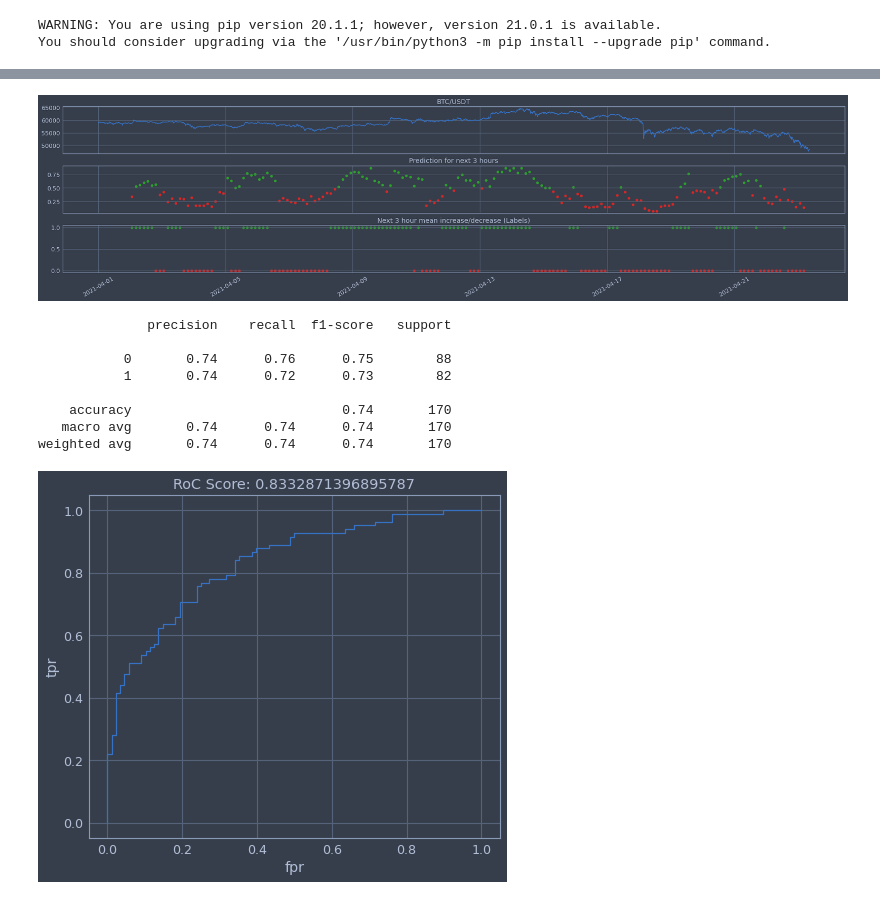
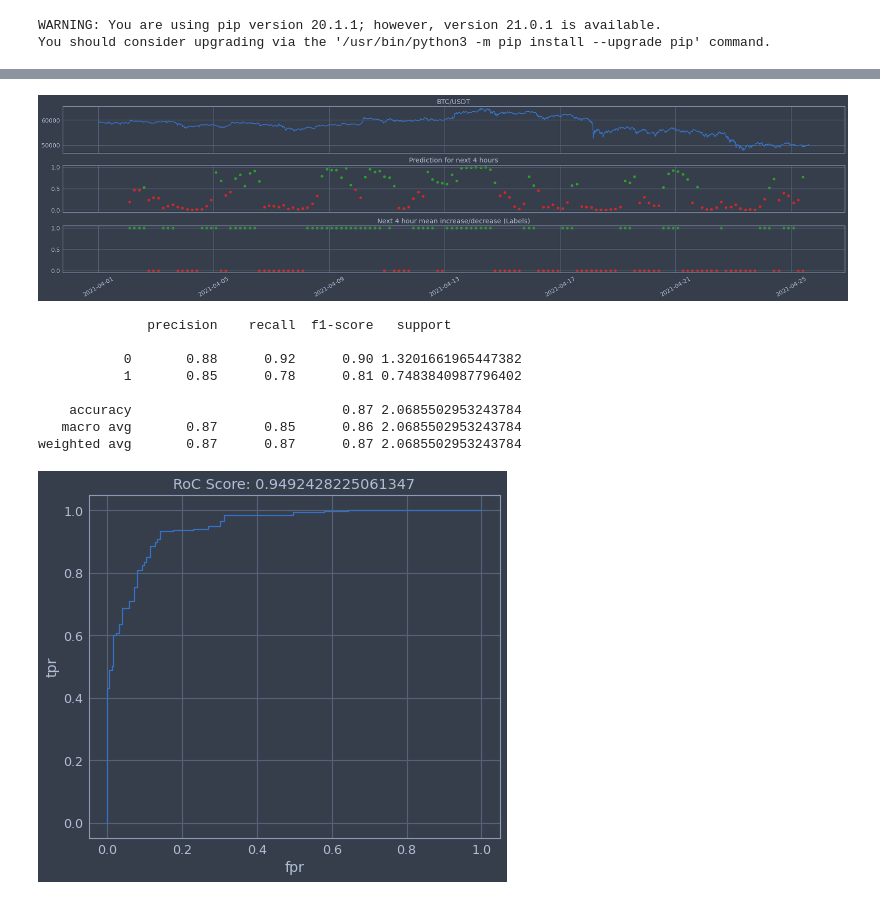
Before and after one commit to PathofData/crypto_models, a Jupyter notebook: low_level_testing.ipynb, the cells around one changed output, grey strips where cells are left out. Drawn from its saved outputs; the diff is of its cells as text; code cells hidden in the pictures.

```diff
--- a/low_level_testing.ipynb
+++ b/low_level_testing.ipynb
@@ -121,7 +62,7 @@ Data shape: (128, 2633), labels shape: (128,), feature names: 2633
 # %%
 warnings.filterwarnings("default")
-FEATURES_PATH = 'saved_models/feature_list_v3.joblib'
-MODEL_PATH = 'saved_models/classification_model_BTC_v3.joblib'
+FEATURES_PATH = 'saved_models/feature_list_v9.joblib'
+MODEL_PATH = 'saved_models/classification_model_BTC_v9.joblib'
 
 feature_list = load(FEATURES_PATH)
 model = load(MODEL_PATH)
@@ -138,10 +93,10 @@ def avg_datetime(series):
     return dt_min + functools.reduce(operator.add, deltas) / len(deltas)
 
 preprocessor = Preprocess(fs=1, seg_window=12*24)
-_, dates = preprocessor.partition_time_series(signal=pd.DataFrame(data.index),
+_, dates, _ = preprocessor.partition_time_series(signal=pd.DataFrame(data.index),
                                            window_length=12*24,
-                                           label_length=12*3,
-                                           stride=12*3,
+                                           label_length=12*4,
+                                           stride=12*4,
                                            subsample_factor= 1,
                                            binary_delta_labels= False,
                                            binary_delta_value= 'Close')
@@ -150,32 +105,32 @@ plot_ticks = np.array([avg_datetime(i) for i in dates]).flatten()
 # %%
 import matplotlib.dates as mdates
 
 fig, ax = plt.subplots(3, 1, figsize=(24,6), constrained_layout=True, sharex=True)
 ax[0].plot(np.exp(data['Close'])-1)
 ax[0].set_title('BTC/USDT')
 ax[0].xaxis.set_major_locator(mdates.DayLocator(interval=1))
 ax[1].scatter(plot_ticks[data_probs > 0.5], data_probs[data_probs > 0.5], c='tab:green')
 ax[1].scatter(plot_ticks[data_probs < 0.5], data_probs[data_probs < 0.5], c='tab:red')
 ax[1].scatter(plot_ticks[data_probs == 0.5], data_probs[data_probs == 0.5], c='tab:grey')
-ax[1].set_title('Prediction for next 3 hours')
+ax[1].set_title('Prediction for next 4 hours')
 ax[1].xaxis.set_major_locator(mdates.DayLocator(interval=1))
-ax[2].scatter(plot_ticks[y > 0.5], y[y > 0.5], c='tab:green')
-ax[2].scatter(plot_ticks[y < 0.5], y[y < 0.5], c='tab:red')
-ax[2].set_title('Next 3 hour mean increase/decrease (Labels)')
+ax[2].scatter(plot_ticks[Y > 0.5], Y[Y > 0.5], c='tab:green')
+ax[2].scatter(plot_ticks[Y < 0.5], Y[Y < 0.5], c='tab:red')
+ax[2].set_title('Next 4 hour mean increase/decrease (Labels)')
 # ax[2].xaxis.set_major_locator(mdates.DayLocator(interval=1))
 plt.gca().xaxis.set_tick_params(rotation = 30)
 # plt.gca().set_xbound('2021-03-17 12:00:00', '2021-03-18 12:00:00')
 plt.show()
 # %% [output]
-[figure, old version]
+[figure, new version]
 # %%
 from sklearn.metrics import classification_report, roc_curve, roc_auc_score
 
-report = classification_report(y, data_probs > 0.5)
+report = classification_report(Y, data_probs > 0.5, sample_weight=weights)
 print(report)
 
-roc = roc_auc_score(y, data_probs)
-fpr, tpr, _ = roc_curve(y, data_probs)
+roc = roc_auc_score(Y, data_probs, sample_weight=weights)
+fpr, tpr, _ = roc_curve(Y, data_probs, sample_weight=weights)
 fig, ax = plt.subplots(1,1, constrained_layout=True)
 ax.plot(fpr, tpr)
 ax.set_title(f'RoC Score: {roc}')
@@ -185,12 +140,12 @@ plt.show()
 # %% [output]
               precision    recall  f1-score   support
 
-           0       0.74      0.76      0.75        88
-           1       0.74      0.72      0.73        82
+           0       0.88      0.92      0.90 1.3201661965447382
+           1       0.85      0.78      0.81 0.7483840987796402
 
-    accuracy                           0.74       170
-   macro avg       0.74      0.74      0.74       170
-weighted avg       0.74      0.74      0.74       170
+    accuracy                           0.87 2.0685502953243784
+   macro avg       0.87      0.85      0.86 2.0685502953243784
+weighted avg       0.87      0.87      0.87 2.0685502953243784
-[figure, old version]
+[figure, new version]
 # %%
 warnings.filterwarnings("default")
```
Also changed, not shown: parts of 7 cells of this notebook, 8 other files.
